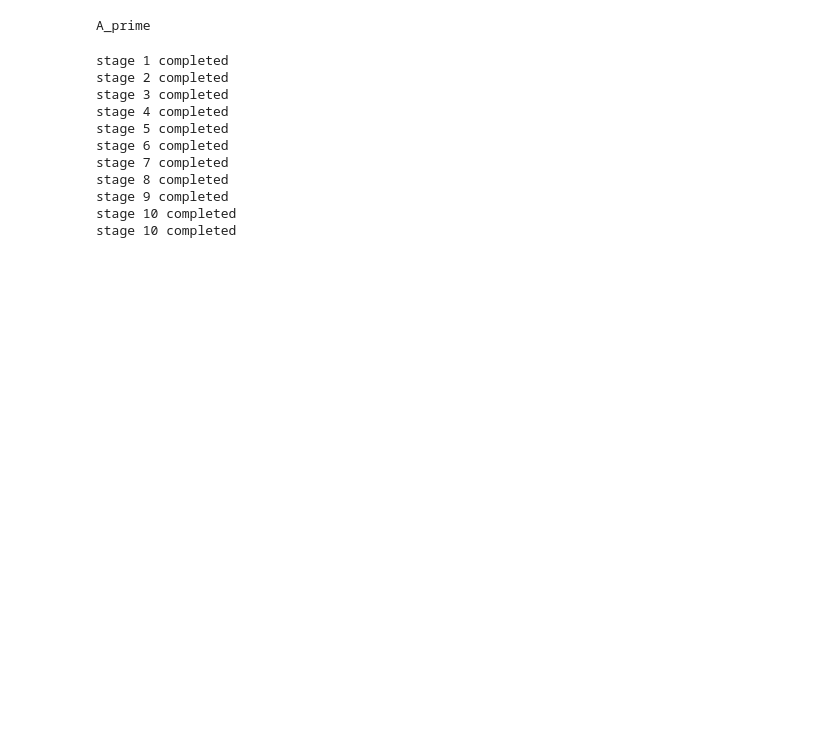
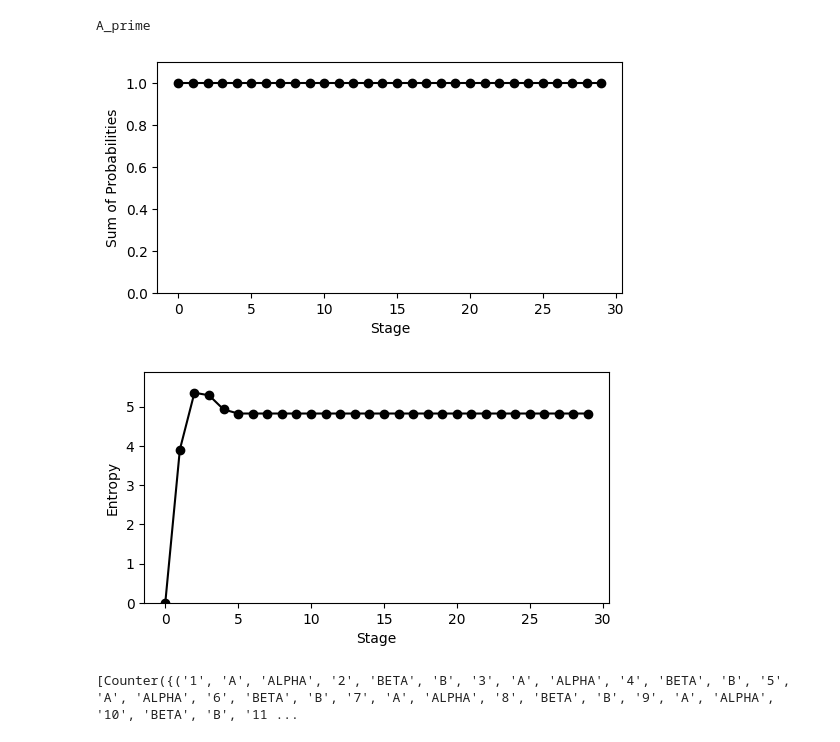
Before and after one commit to ThomasPanYongling/DNA-Recombinase, a Jupyter notebook: IS110 barcoding-absolute counting.ipynb, the cells around one changed output. Drawn from its saved outputs; the diff is of its cells as text; code cells hidden in the pictures; blank space fills up the shorter version.

```diff
--- a/IS110 barcoding-absolute counting.ipynb
+++ b/IS110 barcoding-absolute counting.ipynb
@@ -273,0 +228,34 @@ def probability_calculation(DNA,pairs_pool):
+# %%
+
+def detect_pair_BRA(DNA,site):
+    site_length = len(site)
+    start_positions = []
+    end_positions = []
+
+    # Slide through the DNA looking for matches
+    for i in range(len(DNA) - site_length + 1):
+        # Check if current window matches the site
+        DNA_window=DNA[i:i+site_length]
+        if DNA_window == site:
+            start_positions.append((i,'forward'))#computer positions
+        elif DNA_window[::-1] == site:
+            start_positions.append((i,'backward'))#computer positions
+
+
+    return start_positions
+
+def detect_pair_KET(DNA,site):
+    site_length = len(site)
+    start_positions = []
+    end_positions = []
+
+    # Slide through the DNA looking for matches
+    for i in range(len(DNA) - site_length + 1):
+        # Check if current window matches the site
+        DNA_window=DNA[i:i+site_length]
+        if DNA_window == site:
+            start_positions.append((i,'forward'))#computer positions
+        elif DNA_window[::-1] == site:
+            start_positions.append((i,'backward'))#computer positions
+
+    return start_positions
@@ -274,20 +336,13 @@ def probability_calculation(DNA,pairs_pool):
 # %%
-data={}
+
 #pairs_pool=[(['A','ALPHA'],['BETA','B']),(['A','BETA_prime'],['ALPHA_prime','B']),(['A','ALPHA'],['ALPHA','A'])]
-pairs_pool=[(['A','ALPHA'],['ALPHA','A'])]
-outcome_lists= probability_calculation(initial_dna_sequence,pairs_pool)
+#pairs_pool=[(['A','ALPHA'],['ALPHA','A'])]
+pairs_pool=[(['A','ALPHA'],['B','BETA'])]
+stored_data= probability_calculation(initial_dna_sequence,pairs_pool,numberofevents=30)
 # %% [output]
-stage 1 completed
-stage 2 completed
-stage 3 completed
-stage 4 completed
-stage 5 completed
-stage 6 completed
-stage 7 completed
-stage 8 completed
-stage 9 completed
-stage 10 completed
-stage 10 completed
+[figure, added]
+[figure, added]
 # %%
-
-stored_data=(outcome_lists)
+print(stored_data)
+# %% [output]
+[Counter({('1', 'A', 'ALPHA', '2', 'BETA', 'B', '3', 'A', 'ALPHA', '4', 'BETA', 'B', '5', 'A', 'ALPHA', '6', 'BETA', 'B', '7', 'A', 'ALPHA', '8', 'BETA', 'B', '9', 'A', 'ALPHA', '10', 'BETA', 'B', '11 ...
```
Also changed, not shown: parts of 7 cells of this notebook, 2 other files.
